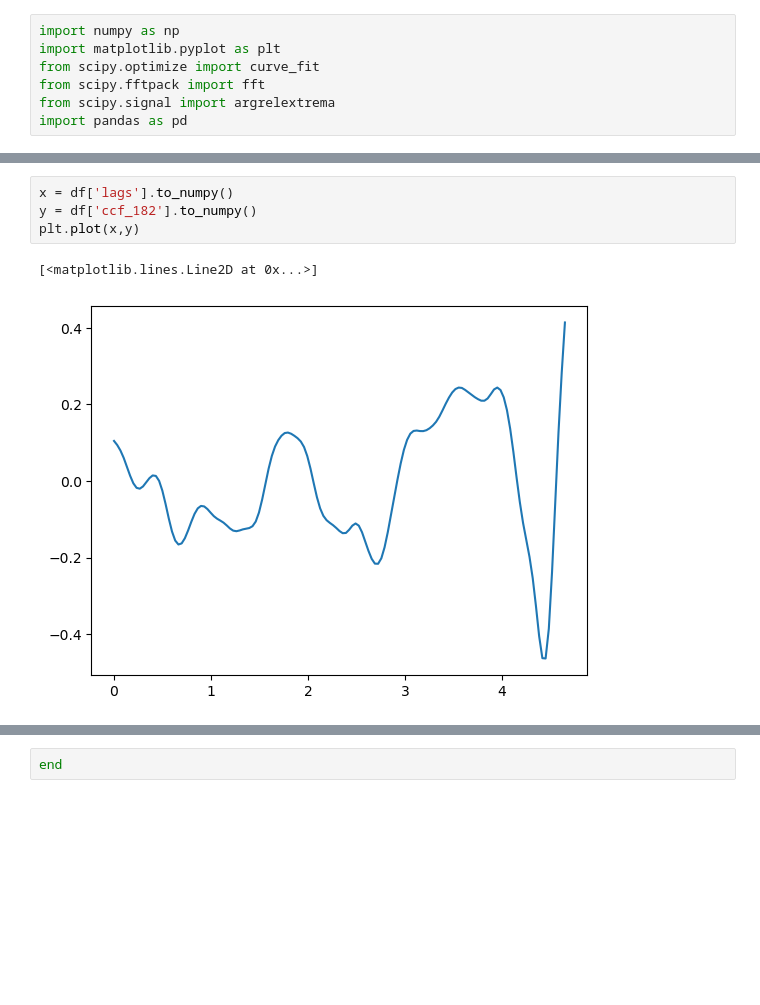
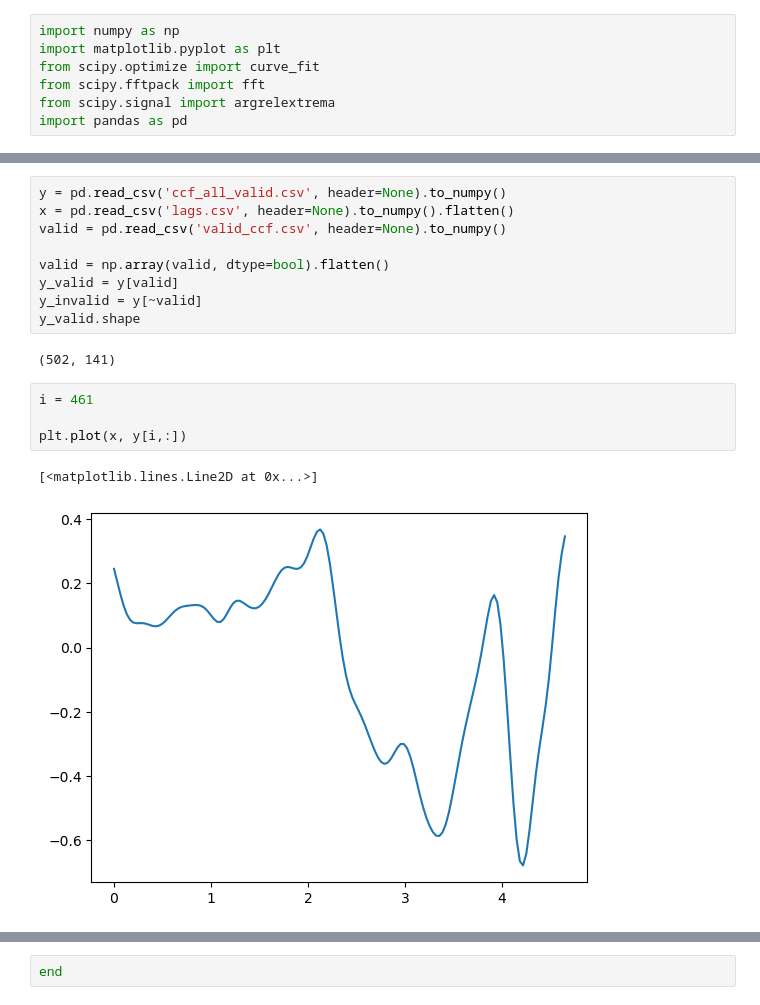
Before and after one commit to Roland0206/Capstone, a Jupyter notebook: comparison/sineFit.ipynb, the cells around one changed output, grey strips where cells are left out. Drawn from its saved outputs; the diff is of its cells as text; blank space fills up the shorter version.

```diff
--- a/comparison/sineFit.ipynb
+++ b/comparison/sineFit.ipynb
@@ -67,7 +48,18 @@ plt.show()
-# %%
-x = df['lags'].to_numpy()
-y = df['ccf_182'].to_numpy()
-plt.plot(x,y)
-# %% [output]
-[<matplotlib.lines.Line2D at 0x...>]
-[figure, removed]
+# %%
+y = pd.read_csv('ccf_all_valid.csv', header=None).to_numpy()
+x = pd.read_csv('lags.csv', header=None).to_numpy().flatten()
+valid = pd.read_csv('valid_ccf.csv', header=None).to_numpy()
+
+valid = np.array(valid, dtype=bool).flatten()
+y_valid = y[valid]
+y_invalid = y[~valid]
+y_valid.shape
+# %% [output]
+(502, 141)
+# %%
+i = 461
+
+plt.plot(x, y[i,:])
+# %% [output]
+[<matplotlib.lines.Line2D at 0x...>]
+[figure, added]
```
Also changed, not shown: parts of 12 cells of this notebook, 3 other files.
